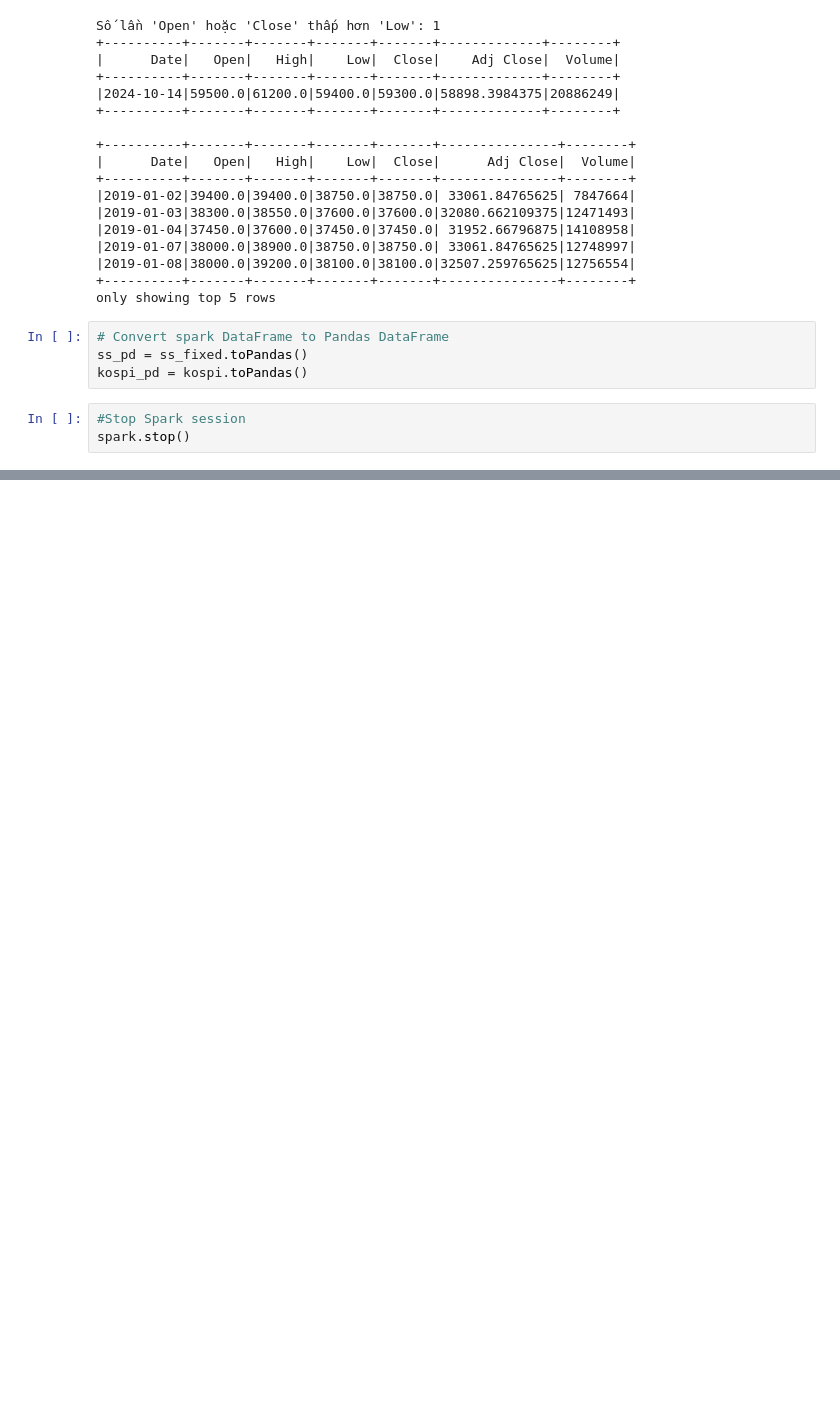
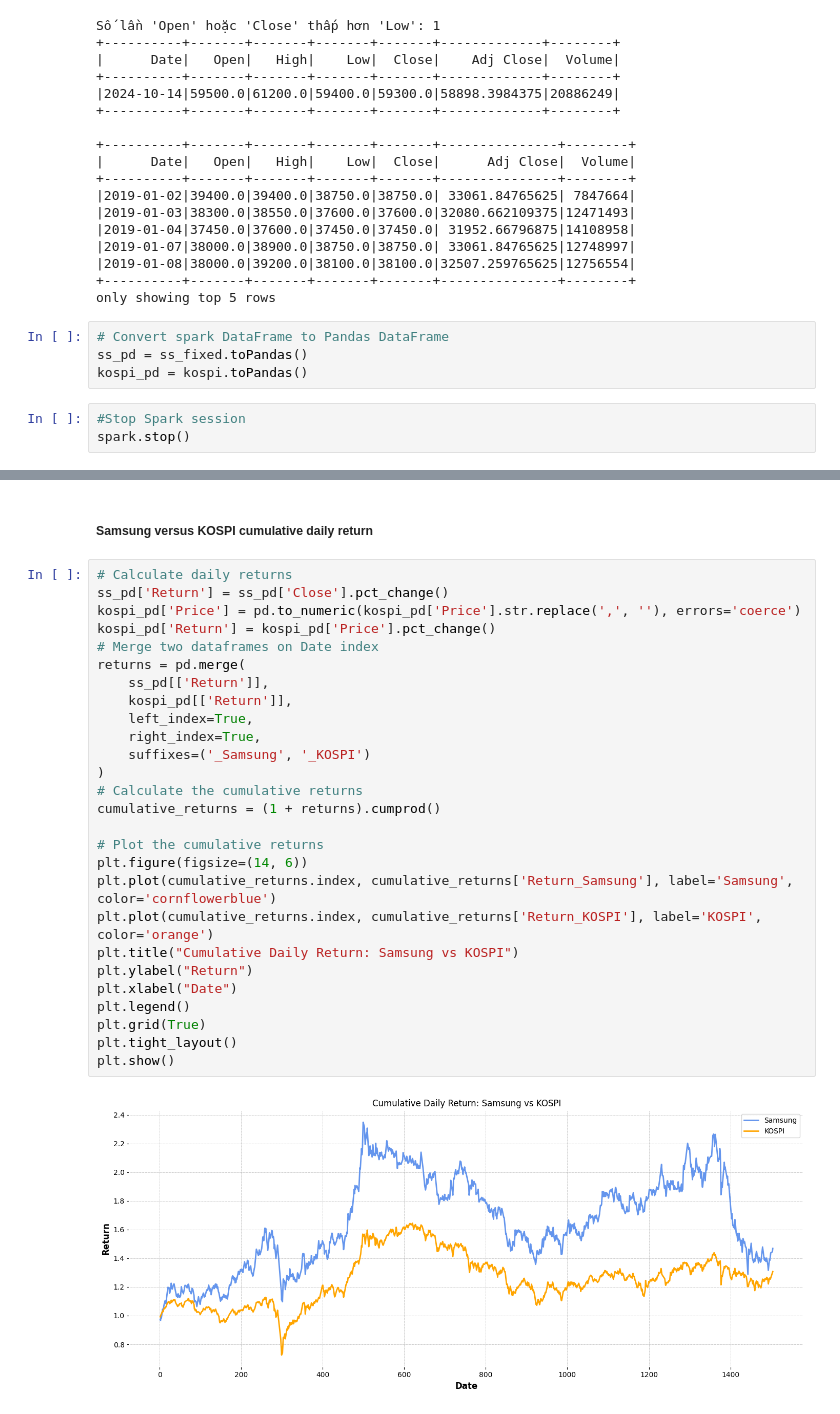
Before and after one commit to BIGDATA-GROUP-4/Samsung-Stock-Price, a Jupyter notebook: Samsung_stockprice.ipynb, the cells around one changed output, grey strips where cells are left out. Saved outputs shown, nothing was run; the diff lists cells and outputs as text; blank space fills up the shorter version.

```diff
--- a/Samsung_stockprice.ipynb
+++ b/Samsung_stockprice.ipynb
@@ -109,0 +122,31 @@ spark.stop()
+# %% [markdown]
+##### Samsung versus KOSPI cumulative daily return
+# %%
+# Calculate daily returns
+ss_pd['Return'] = ss_pd['Close'].pct_change()
+kospi_pd['Price'] = pd.to_numeric(kospi_pd['Price'].str.replace(',', ''), errors='coerce')
+kospi_pd['Return'] = kospi_pd['Price'].pct_change()
+# Merge two dataframes on Date index
+returns = pd.merge(
+    ss_pd[['Return']],
+    kospi_pd[['Return']],
+    left_index=True,
+    right_index=True,
+    suffixes=('_Samsung', '_KOSPI')
+)
+# Calculate the cumulative returns
+cumulative_returns = (1 + returns).cumprod()
+
+# Plot the cumulative returns
+plt.figure(figsize=(14, 6))
+plt.plot(cumulative_returns.index, cumulative_returns['Return_Samsung'], label='Samsung', color='cornflowerblue')
+plt.plot(cumulative_returns.index, cumulative_returns['Return_KOSPI'], label='KOSPI', color='orange')
+plt.title("Cumulative Daily Return: Samsung vs KOSPI")
+plt.ylabel("Return")
+plt.xlabel("Date")
+plt.legend()
+plt.grid(True)
+plt.tight_layout()
+plt.show()
+# %% [output]
+[figure, added]
```
Also changed, not shown: parts of 7 cells of this notebook.
